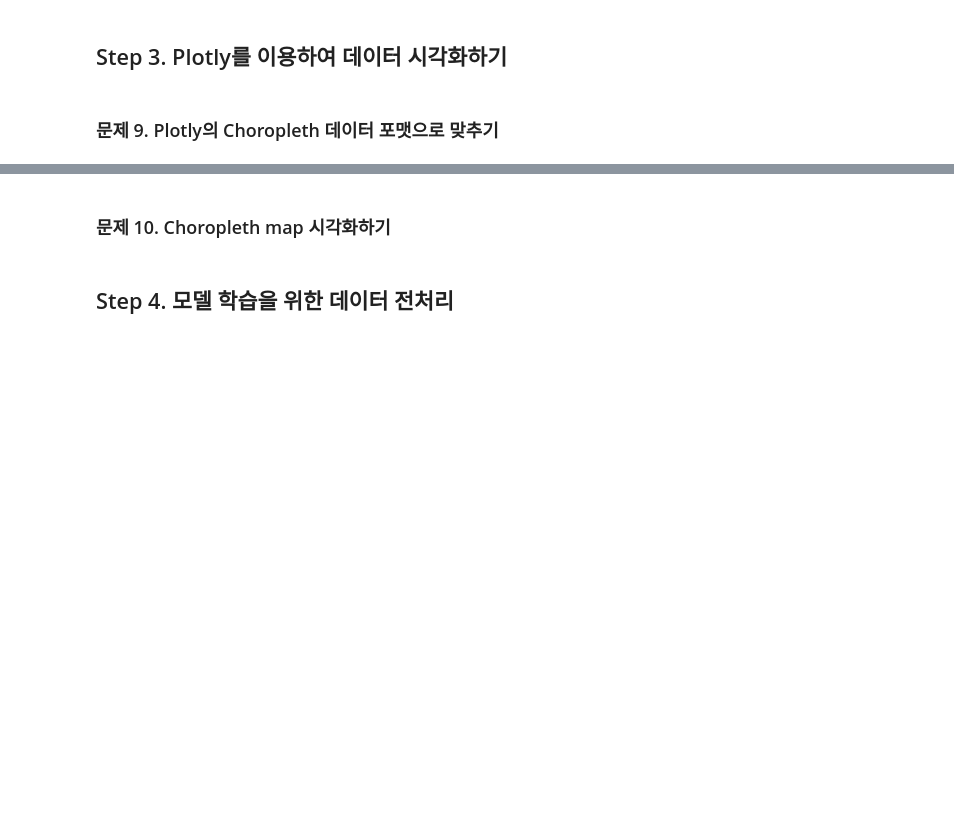
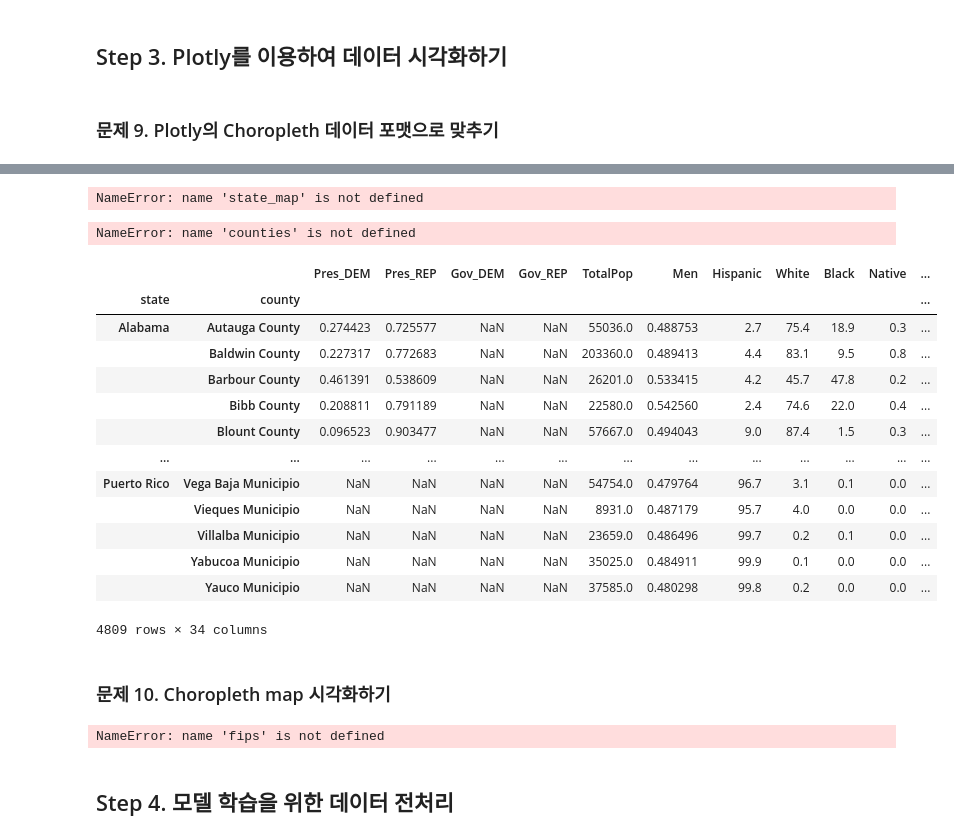
Before and after one commit to kjian254416-blip/ML300, a Jupyter notebook: Chapter_05_미국의_대통령은_어떻게_뽑힐까(문제).ipynb, the cells around one changed output, grey strips where cells are left out. Cells and saved outputs as stored; diff of their text form; code cells hidden in the pictures; blank space fills up the shorter version.

```diff
--- a/Chapter_05_미국의_대통령은_어떻게_뽑힐까(문제).ipynb
+++ b/Chapter_05_미국의_대통령은_어떻게_뽑힐까(문제).ipynb
@@ -454,0 +511,4 @@ colorscale = ["#f7fbff","#ebf3fb","#deebf7","#d2e3f3","#c6dbef","#b3d2e9","#9eca
+# %%
+counties = df_norm.reset_index()['county'] + ', ' + df_norm.reset_index()['state'].map(state_map)
+# %% [output]
+NameError: name 'state_map' is not defined
@@ -454,0 +517,21 @@ colorscale = ["#f7fbff","#ebf3fb","#deebf7","#d2e3f3","#c6dbef","#b3d2e9","#9eca
+# %%
+fips = counties.map(counties_to_fips)
+# %% [output]
+NameError: name 'counties' is not defined
+# %%
+df_norm
+# %% [output]
+|  |  | Pres_DEM | Pres_REP | Gov_DEM | Gov_REP | TotalPop | Men | Hispanic | White | Black | Native | ... |
+| state | county |  |  |  |  |  |  |  |  |  |  | ... |
+| Alabama | Autauga County | 0.274423 | 0.725577 | NaN | NaN | 55036.0 | 0.488753 | 2.7 | 75.4 | 18.9 | 0.3 | ... |
+|  | Baldwin County | 0.227317 | 0.772683 | NaN | NaN | 203360.0 | 0.489413 | 4.4 | 83.1 | 9.5 | 0.8 | ... |
+|  | Barbour County | 0.461391 | 0.538609 | NaN | NaN | 26201.0 | 0.533415 | 4.2 | 45.7 | 47.8 | 0.2 | ... |
+|  | Bibb County | 0.208811 | 0.791189 | NaN | NaN | 22580.0 | 0.542560 | 2.4 | 74.6 | 22.0 | 0.4 | ... |
+|  | Blount County | 0.096523 | 0.903477 | NaN | NaN | 57667.0 | 0.494043 | 9.0 | 87.4 | 1.5 | 0.3 | ... |
+| ... | ... | ... | ... | ... | ... | ... | ... | ... | ... | ... | ... | ... |
+| Puerto Rico | Vega Baja Municipio | NaN | NaN | NaN | NaN | 54754.0 | 0.479764 | 96.7 | 3.1 | 0.1 | 0.0 | ... |
+|  | Vieques Municipio | NaN | NaN | NaN | NaN | 8931.0 | 0.487179 | 95.7 | 4.0 | 0.0 | 0.0 | ... |
+|  | Villalba Municipio | NaN | NaN | NaN | NaN | 23659.0 | 0.486496 | 99.7 | 0.2 | 0.1 | 0.0 | ... |
+|  | Yabucoa Municipio | NaN | NaN | NaN | NaN | 35025.0 | 0.484911 | 99.9 | 0.1 | 0.0 | 0.0 | ... |
+|  | Yauco Municipio | NaN | NaN | NaN | NaN | 37585.0 | 0.480298 | 99.8 | 0.2 | 0.0 | 0.0 | ... |
+4809 rows × 34 columns
@@ -458,12 +543,19 @@ colorscale = ["#f7fbff","#ebf3fb","#deebf7","#d2e3f3","#c6dbef","#b3d2e9","#9eca
 # ff.create_choropleth() 메소드를 이용하여 Choropleth 플랏하기
 # Hint) 공식 레퍼런스 참조: https://plotly.com/python/county-choropleth/#the-entire-usa
 
-fig = ff.create_choropleth(...)
-
-
+fig = ff.create_choropleth(
+    fips=fips, values=data,
+    show_state_data=False,
+    colorscale=colorscale,
+    binning_endpoints=list(np.linspace(0.0, 1.0, len(colorscale) - 2)),
+    show_hover=True, centroid_marker={'opacity': 0},
+    asp=2.9, title='USA by Voting for DEM Presient'
+)
 
 fig.layout.template = None
 fig.show()
+# %% [output]
+NameError: name 'fips' is not defined
 # %% [markdown]
 ## Step 4. 모델 학습을 위한 데이터 전처리
 # %% [markdown]
```
Also changed, not shown: parts of 20 cells of this notebook.
